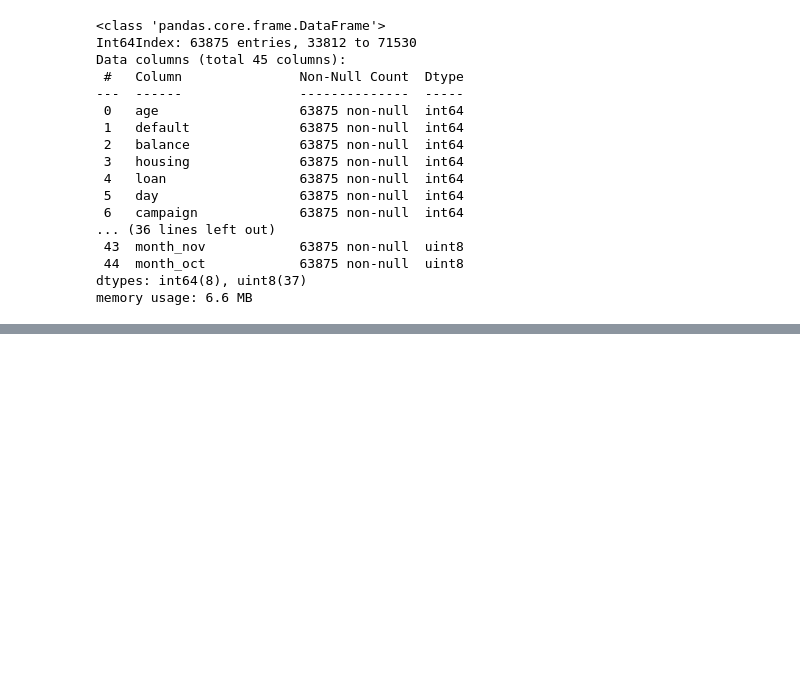
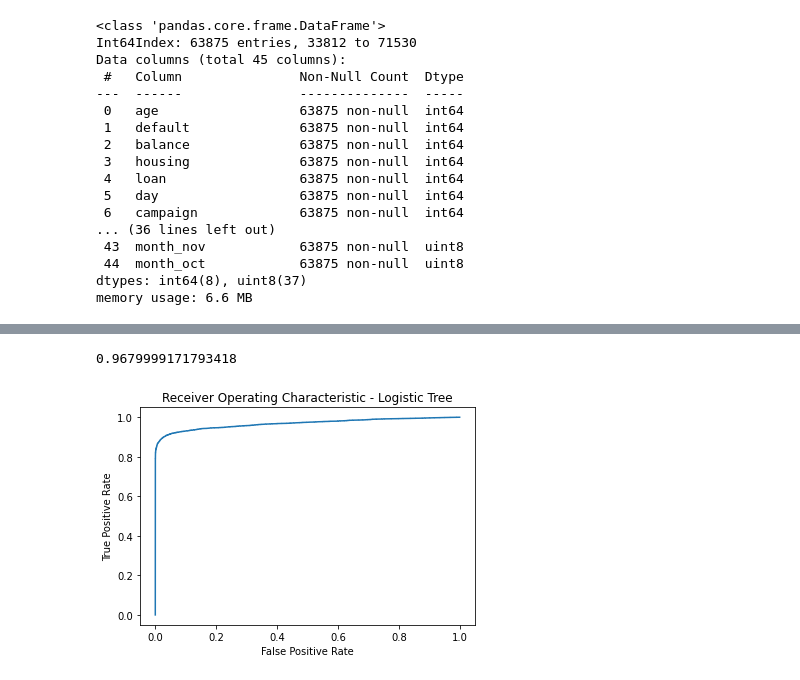
Before and after one commit to AnnayanB/SupervisedML_BankMarketingCampaigns, a Jupyter notebook: Bank_Marketing_Effectiveness_Prediction_Capstone_Project.ipynb, the cells around one changed output, grey strips where cells are left out. Cells and saved outputs as stored; diff of their text form; code cells hidden in the pictures; blank space fills up the shorter version.

```diff
--- a/Bank_Marketing_Effectiveness_Prediction_Capstone_Project.ipynb
+++ b/Bank_Marketing_Effectiveness_Prediction_Capstone_Project.ipynb
@@ -626,0 +576,4 @@ test_auc = roc_auc_score(Y_test,test_preds)
+# %%
+# Get the predicted probabilities
+train_preds_lr = clf_lr.predict_proba(X_train)[:,1]
+test_preds_lr = clf_lr.predict_proba(X_test)[:,1]
@@ -626,0 +651,13 @@ test_auc = roc_auc_score(Y_test,test_preds)
+# %%
+test_auc_lr
+# %% [output]
+0.9679999171793418
+# %%
+false_positive_rate_lr, true_positive_rate_lr, threshold_lr = roc_curve(Y_test, test_preds_lr)
+plt.plot(false_positive_rate_lr,true_positive_rate_lr)
+plt.title('Receiver Operating Characteristic - Logistic Tree')
+plt.ylabel('True Positive Rate')
+plt.xlabel('False Positive Rate')
+plt.show()
+# %% [output]
+[figure, added]
```
Also changed, not shown: parts of 116 cells of this notebook.
